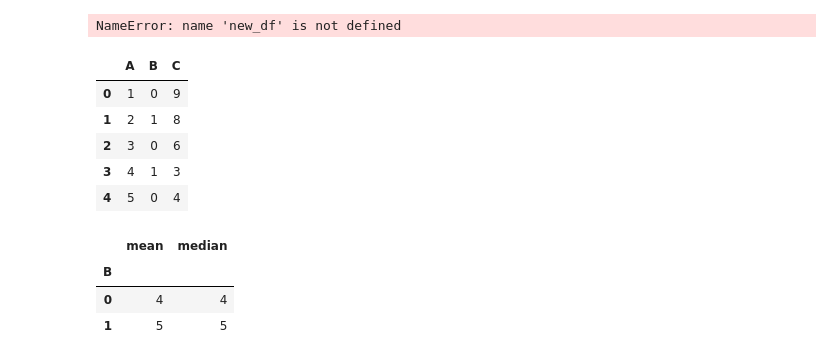
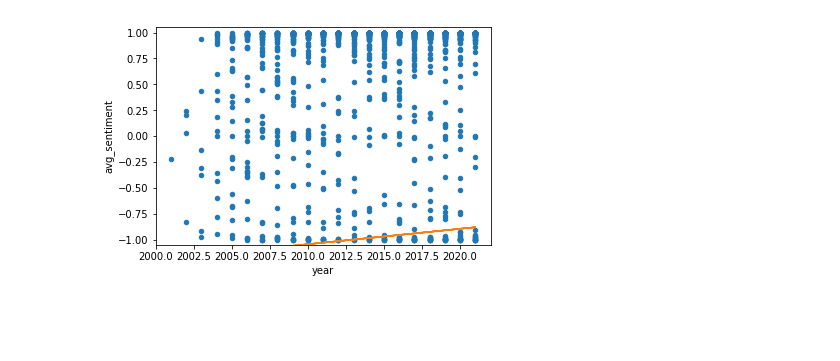
Before and after one commit to DSC180b-group5/final-pipeline, a Jupyter notebook: src/Fixed Effects Notebook.ipynb, the cells around one changed output. Saved outputs shown, nothing was run; the diff lists cells and outputs as text; code cells hidden in the pictures; blank space fills up the shorter version.

```diff
--- a/src/Fixed Effects Notebook.ipynb
+++ b/src/Fixed Effects Notebook.ipynb
@@ -113,3 +121,4 @@ new_df
 # %%
 cols = list(new_df.columns)
 cols.remove('avg_sentiment')
+cols.remove('med_sentiment')
@@ -145,7 +197,9 @@ import matplotlib.pyplot as plt
 # %%
 ax = new_df.plot(x='year', y='avg_sentiment', kind='scatter')
 ax.plot(X, p.const + p.year * X)
 ax.set_xlim([2000, 2022])
-ax.set_ylim([-0.1, 1.1])
+ax.set_ylim([-1.05, 1.05])
+fig = ax.get_figure()
+#fig.savefig('English Results - Mean.png')
 # %% [output]
-NameError: name 'new_df' is not defined
+[figure, added]
@@ -154,23 +205,0 @@ import pandas as pd
-# %%
-data = {
-    "A": [1, 2, 3, 4, 5, 6, 7, 8],
-    "B": [0, 1, 0, 1, 0, 1, 0, 1],
-    "C": [9, 8, 6, 3, 4, 5, 1, 3]
-}
-
-test = pd.DataFrame(data)
-test.head()
-# %% [output]
-|  | A | B | C |
-| 0 | 1 | 0 | 9 |
-| 1 | 2 | 1 | 8 |
-| 2 | 3 | 0 | 6 |
-| 3 | 4 | 1 | 3 |
-| 4 | 5 | 0 | 4 |
-# %%
-test.groupby("B")["A"].agg(["mean", "median"])
-# %% [output]
-|  | mean | median |
-| B |  |  |
-| 0 | 4 | 4 |
-| 1 | 5 | 5 |
```
Also changed, not shown: parts of 16 cells of this notebook.
